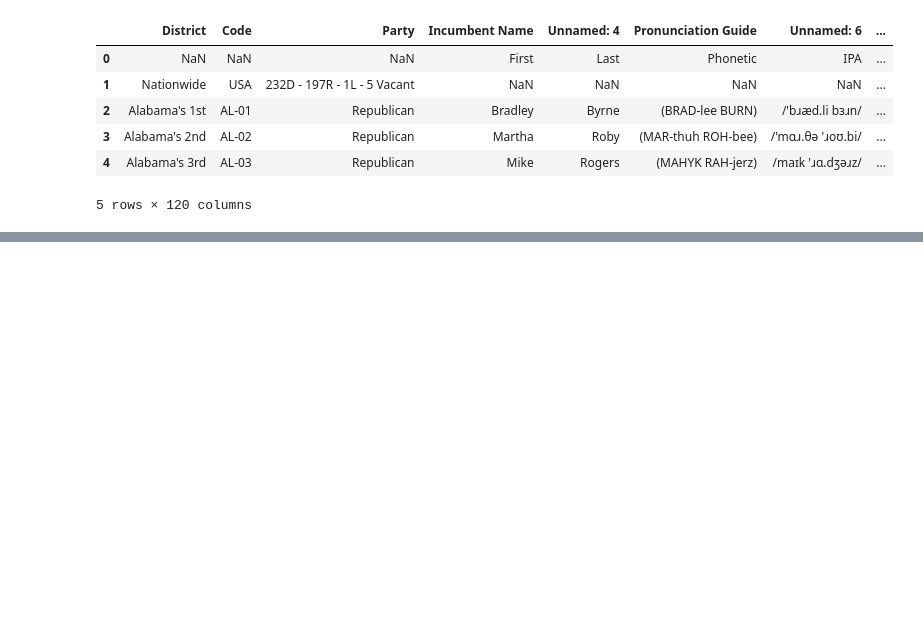
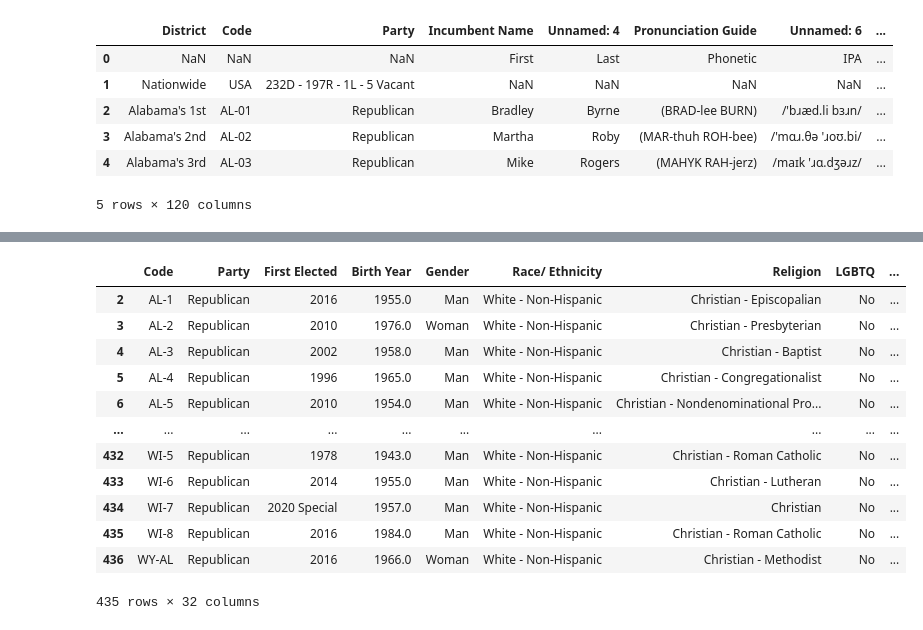
Before and after one commit to adsweeney/unexpected-regress, a Jupyter notebook: 116cong.ipynb, the cells around one changed output, grey strips where cells are left out. Saved outputs shown, nothing was run; the diff lists cells and outputs as text; code cells hidden in the pictures; blank space fills up the shorter version.

```diff
--- a/116cong.ipynb
+++ b/116cong.ipynb
@@ -77,0 +150,20 @@ dfend.to_pickle('demo2018')
+# %%
+dfad['Code'] = dfad['Code'].apply(lambda x: x if x[3] != '0' else x[:3] + x[4])
+# %%
+dfad['age'] = 2
+# %%
+dfad
+# %% [output]
+|  | Code | Party | First Elected | Birth Year | Gender | Race/ Ethnicity | Religion | LGBTQ | ... |
+| 2 | AL-1 | Republican | 2016 | 1955.0 | Man | White - Non-Hispanic | Christian - Episcopalian | No | ... |
+| 3 | AL-2 | Republican | 2010 | 1976.0 | Woman | White - Non-Hispanic | Christian - Presbyterian | No | ... |
+| 4 | AL-3 | Republican | 2002 | 1958.0 | Man | White - Non-Hispanic | Christian - Baptist | No | ... |
+| 5 | AL-4 | Republican | 1996 | 1965.0 | Man | White - Non-Hispanic | Christian - Congregationalist | No | ... |
+| 6 | AL-5 | Republican | 2010 | 1954.0 | Man | White - Non-Hispanic | Christian - Nondenominational Pro... | No | ... |
+| ... | ... | ... | ... | ... | ... | ... | ... | ... | ... |
+| 432 | WI-5 | Republican | 1978 | 1943.0 | Man | White - Non-Hispanic | Christian - Roman Catholic | No | ... |
+| 433 | WI-6 | Republican | 2014 | 1955.0 | Man | White - Non-Hispanic | Christian - Lutheran | No | ... |
+| 434 | WI-7 | Republican | 2020 Special | 1957.0 | Man | White - Non-Hispanic | Christian | No | ... |
+| 435 | WI-8 | Republican | 2016 | 1984.0 | Man | White - Non-Hispanic | Christian - Roman Catholic | No | ... |
+| 436 | WY-AL | Republican | 2016 | 1966.0 | Woman | White - Non-Hispanic | Christian - Methodist | No | ... |
+435 rows × 32 columns
```
Also changed, not shown: parts of 35 cells of this notebook, 12 other files.
